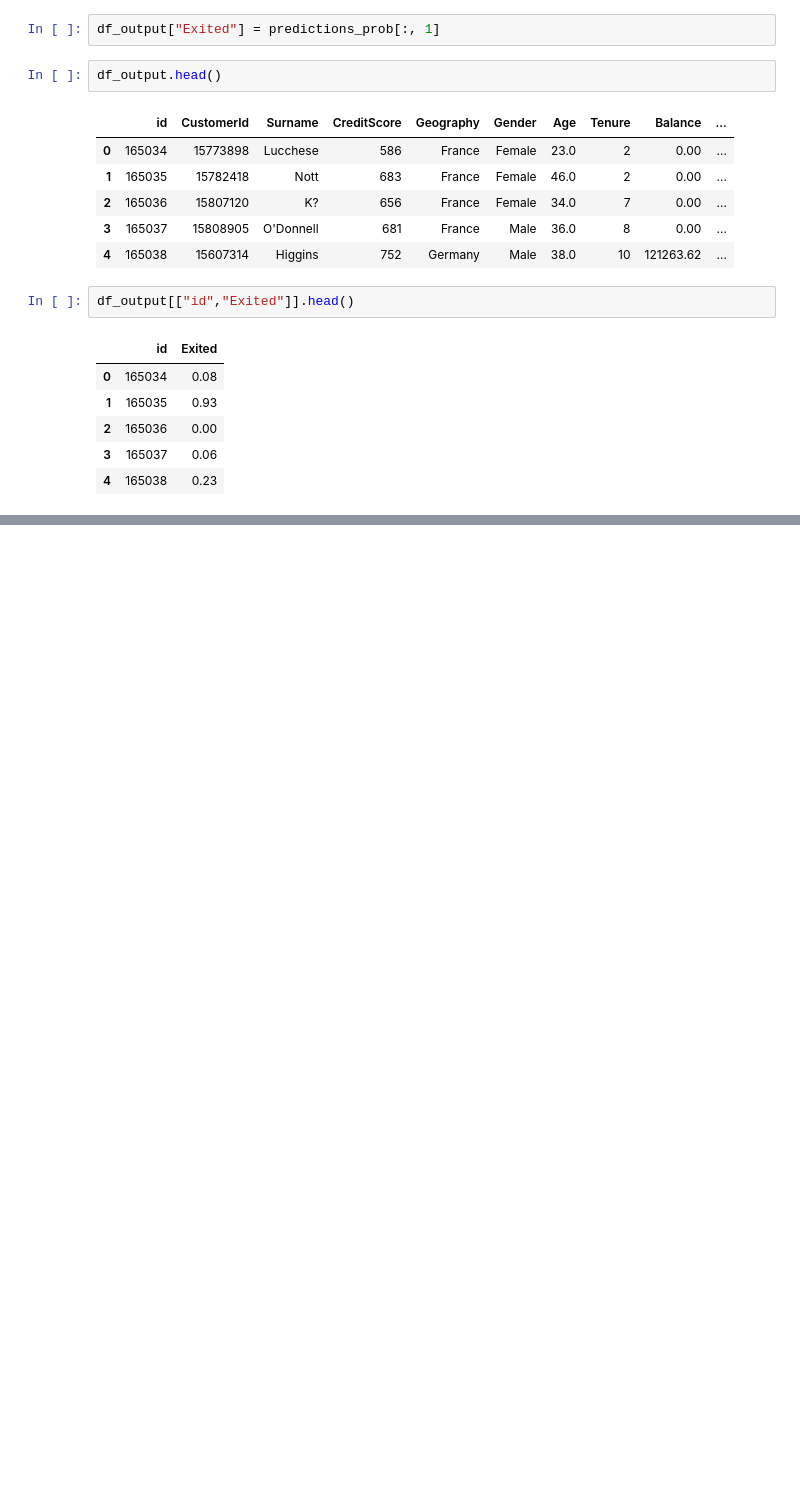
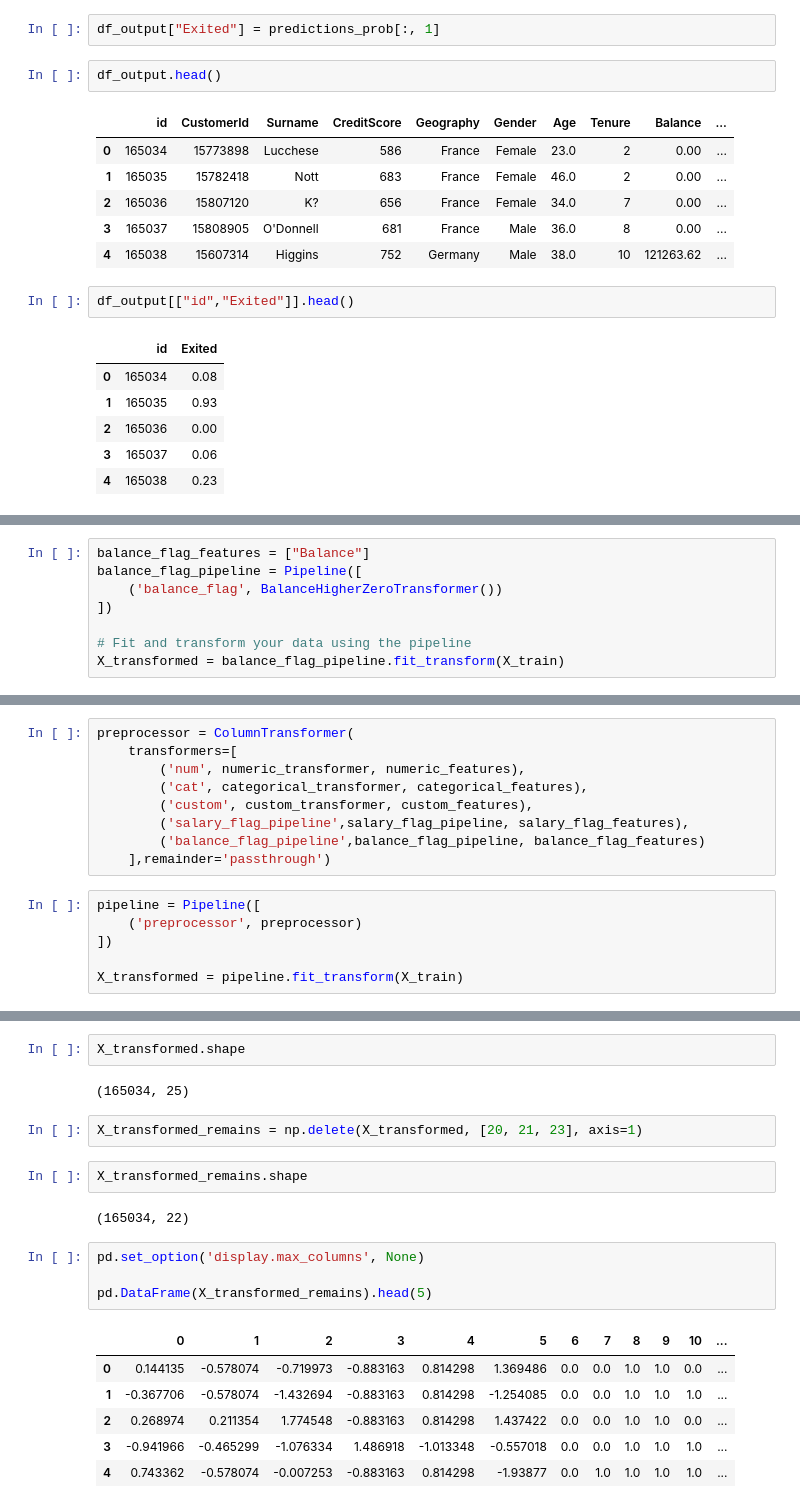
Before and after one commit to ordepzero/bank_churn_problem, a Jupyter notebook: bank_churn_problem.ipynb, the cells around one changed output, grey strips where cells are left out. Saved outputs shown, nothing was run; the diff lists cells and outputs as text; blank space fills up the shorter version.

```diff
--- a/bank_churn_problem.ipynb
+++ b/bank_churn_problem.ipynb
@@ -752,0 +932,8 @@ df_output[["id","Exited"]].to_csv('./outputs/predicitons_proba_random_forest.csv
+# %%
+balance_flag_features = ["Balance"]
+balance_flag_pipeline = Pipeline([
+    ('balance_flag', BalanceHigherZeroTransformer())
+])
+
+# Fit and transform your data using the pipeline
+X_transformed = balance_flag_pipeline.fit_transform(X_train)
@@ -752,0 +951,15 @@ df_output[["id","Exited"]].to_csv('./outputs/predicitons_proba_random_forest.csv
+# %%
+preprocessor = ColumnTransformer(
+    transformers=[
+        ('num', numeric_transformer, numeric_features),
+        ('cat', categorical_transformer, categorical_features),
+        ('custom', custom_transformer, custom_features),
+        ('salary_flag_pipeline',salary_flag_pipeline, salary_flag_features),
+        ('balance_flag_pipeline',balance_flag_pipeline, balance_flag_features)
+    ],remainder='passthrough')
+# %%
+pipeline = Pipeline([
+    ('preprocessor', preprocessor)
+])
+
+X_transformed = pipeline.fit_transform(X_train)
@@ -752,0 +986,21 @@ df_output[["id","Exited"]].to_csv('./outputs/predicitons_proba_random_forest.csv
+# %%
+X_transformed.shape
+# %% [output]
+(165034, 25)
+# %%
+X_transformed_remains = np.delete(X_transformed, [20, 21, 23], axis=1)
+# %%
+X_transformed_remains.shape
+# %% [output]
+(165034, 22)
+# %%
+pd.set_option('display.max_columns', None)
+
+pd.DataFrame(X_transformed_remains).head(5)
+# %% [output]
+|  | 0 | 1 | 2 | 3 | 4 | 5 | 6 | 7 | 8 | 9 | 10 | ... |
+| 0 | 0.144135 | -0.578074 | -0.719973 | -0.883163 | 0.814298 | 1.369486 | 0.0 | 0.0 | 1.0 | 1.0 | 0.0 | ... |
+| 1 | -0.367706 | -0.578074 | -1.432694 | -0.883163 | 0.814298 | -1.254085 | 0.0 | 0.0 | 1.0 | 1.0 | 1.0 | ... |
+| 2 | 0.268974 | 0.211354 | 1.774548 | -0.883163 | 0.814298 | 1.437422 | 0.0 | 0.0 | 1.0 | 1.0 | 0.0 | ... |
+| 3 | -0.941966 | -0.465299 | -1.076334 | 1.486918 | -1.013348 | -0.557018 | 0.0 | 0.0 | 1.0 | 1.0 | 1.0 | ... |
+| 4 | 0.743362 | -0.578074 | -0.007253 | -0.883163 | 0.814298 | -1.93877 | 0.0 | 1.0 | 1.0 | 1.0 | 1.0 | ... |
```
Also changed, not shown: parts of 46 cells of this notebook, 2 other files.
